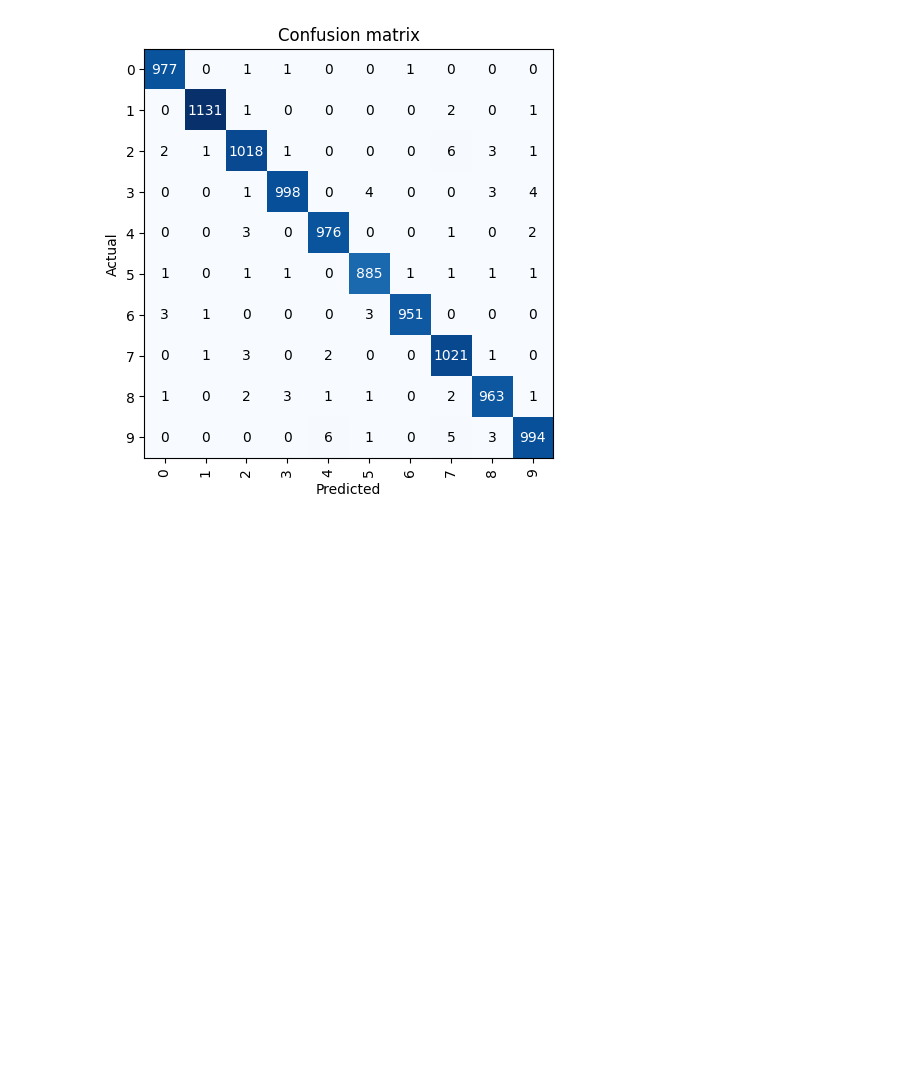
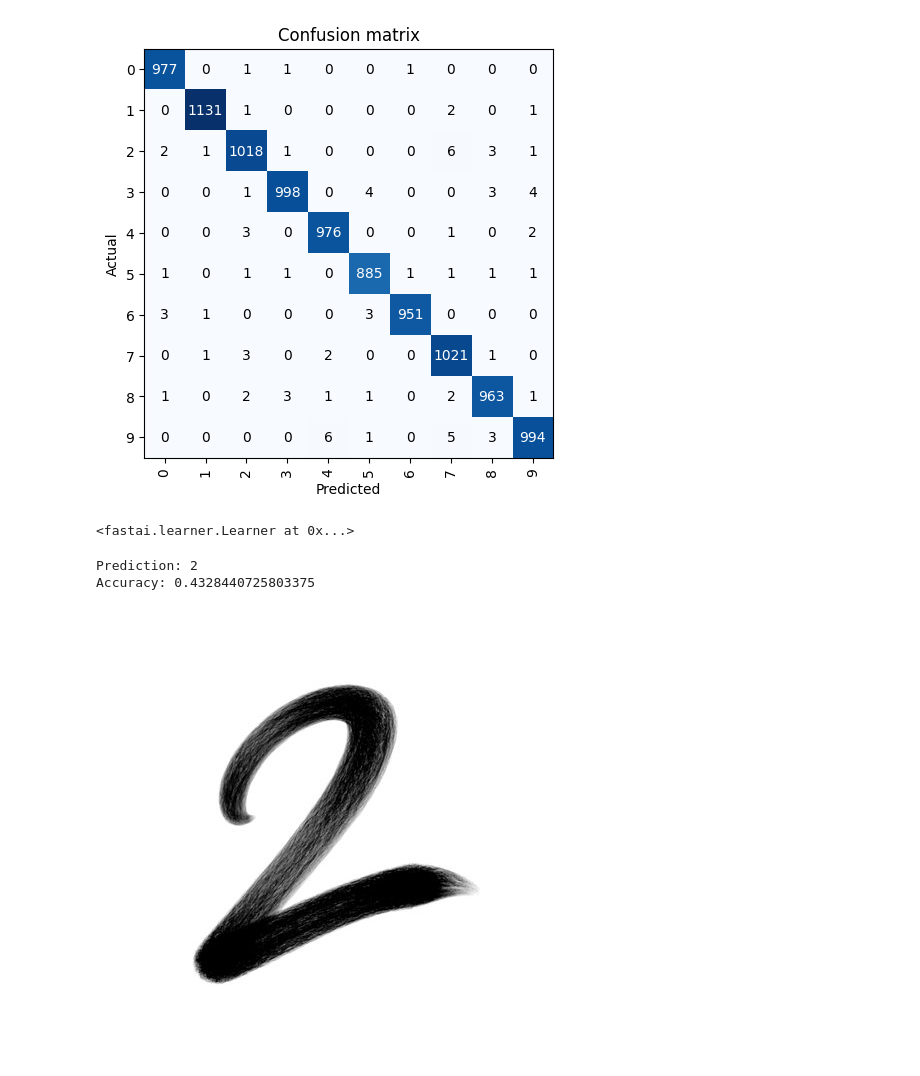
Before and after one commit to usmonaliyev99/ml-tutorials, a Jupyter notebook: 11.deep-learning/number-classification.ipynb, the cells around one changed output. Cells and saved outputs as stored; diff of their text form; code cells hidden in the pictures; blank space fills up the shorter version.

Commit message:
feat: save and loading model of fastai

```diff
--- a/11.deep-learning/number-classification.ipynb
+++ b/11.deep-learning/number-classification.ipynb
@@ -52,0 +57,17 @@ interpretation.plot_confusion_matrix()
+# %%
+from fastai.vision.all import load_learner
+
+model = load_learner('/home/t1nnur/.fastai/data/mnist_png/mnist.pkl')
+model
+# %% [output]
+<fastai.learner.Learner at 0x...>
+# %%
+prediction, pred_id, percent = model.predict(img)
+
+print(f"Prediction: {prediction}")
+print(f"Accuracy: {accuracy[pred_id]}")
+img
+# %% [output]
+Prediction: 2
+Accuracy: 0.4328440725803375
+[figure, added]
```
Also changed, not shown: parts of 2 cells of this notebook.
